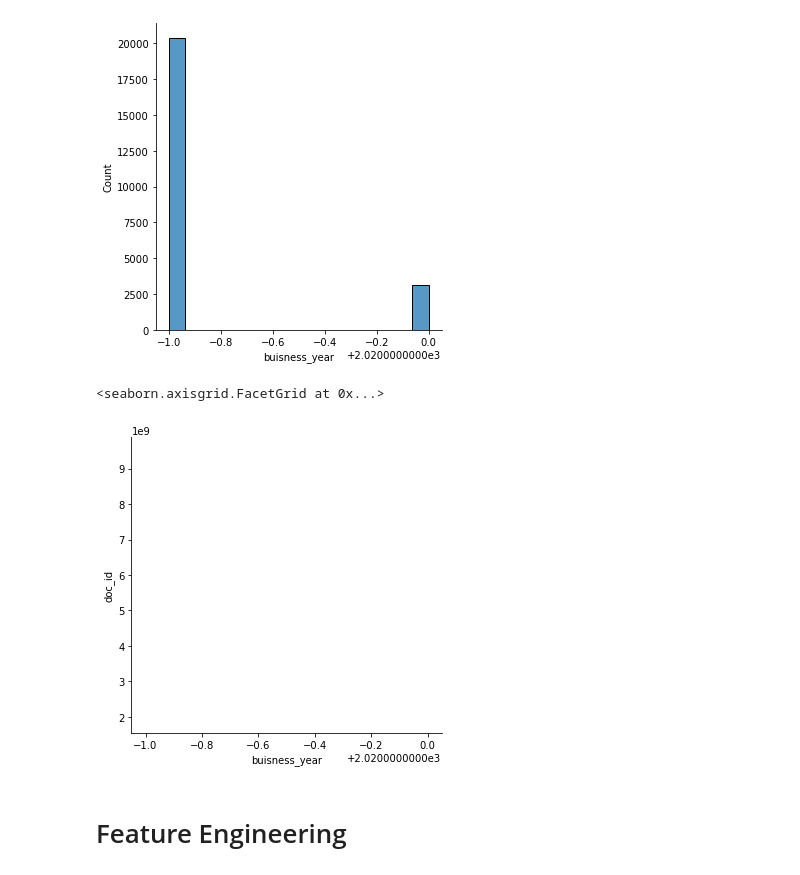
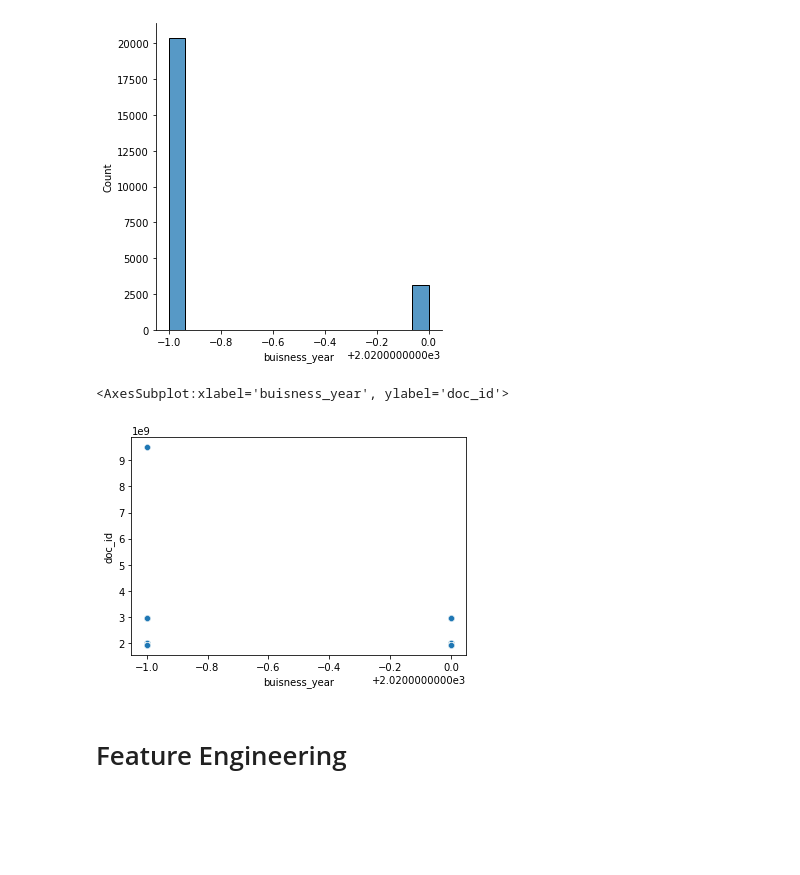
Before and after one commit to isayakmondal/accounts-receivables-dashbaord, a Jupyter notebook: ML-project/Payment date prediction.ipynb, the cells around one changed output. Cells and saved outputs as stored; diff of their text form; code cells hidden in the pictures; blank space fills up the shorter version.

```diff
--- a/ML-project/Payment date prediction.ipynb
+++ b/ML-project/Payment date prediction.ipynb
@@ -751,10 +727,10 @@ sns.displot(data=X_train,x='buisness_year')
 <seaborn.axisgrid.FacetGrid at 0x...>
 [figure]
 # %%
-sns.displot(data=X_train,x='buisness_year',y='doc_id')
+sns.scatterplot(data=X_train,x='buisness_year',y='doc_id')
 # %% [output]
-<seaborn.axisgrid.FacetGrid at 0x...>
+<AxesSubplot:xlabel='buisness_year', ylabel='doc_id'>
-[figure, old version]
+[figure, new version]
 # %% [markdown]
 # Feature Engineering
 # %% [markdown]
```
Also changed, not shown: parts of 13 cells of this notebook, 2 other files.
